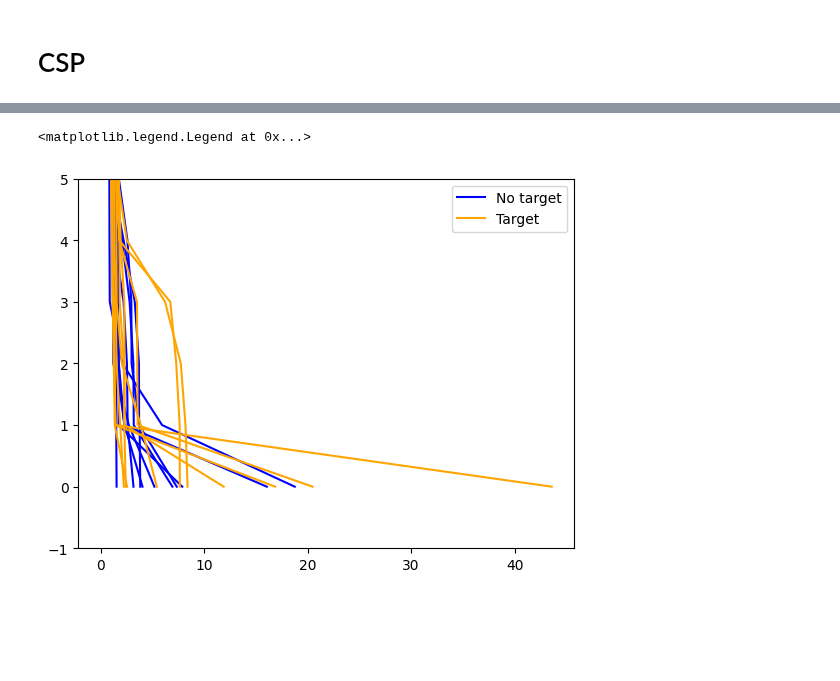
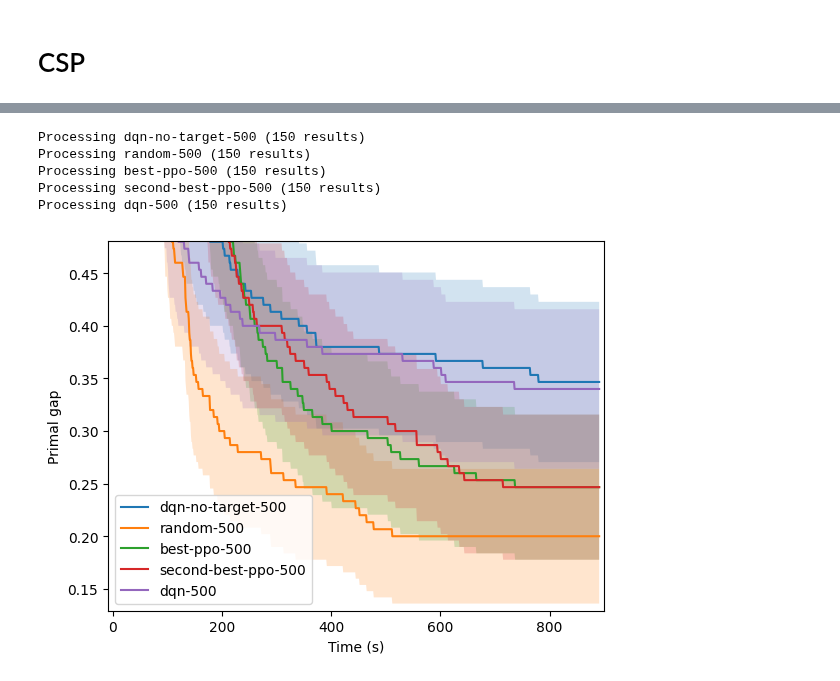
Before and after one commit to oscar-lib/LearningForOptimizing, a Jupyter notebook: plots.ipynb, the cells around one changed output, grey strips where cells are left out. Cells and saved outputs as stored; diff of their text form; code cells hidden in the pictures; blank space fills up the shorter version.

Commit message:
Better plotting

```diff
--- a/plots.ipynb
+++ b/plots.ipynb
@@ -69,8 +76,6 @@ def plot_by_bandit(df: pl.DataFrame, tmax: float | None = None, metric: Literal[
 # CSP
 # %%
 import polars as pl
-
-
 
 df = pl.concat(
     [
@@ -85,10 +90,13 @@ df = pl.concat(
         # pl.read_csv("logs/random-scala/results.csv").with_columns(bandit=pl.lit("random-scala")),
         # pl.read_csv("logs/dqn-no-target-300/results.csv").with_columns(bandit=pl.lit("dqn-no-target-300")),
         pl.read_csv("logs/ppo-csp500/results.csv").with_columns(bandit=pl.lit("best-ppo-500")),
+        # pl.read_csv("logs/ppo-cspall/results.csv").with_columns(bandit=pl.lit("best-ppo-all")),
         pl.read_csv("logs/random-csp500/results.csv").with_columns(bandit=pl.lit("random-500")),
+        pl.read_csv("logs/ppo-second-best-csp500/results.csv").with_columns(bandit=pl.lit("second-best-ppo-500")),
+        pl.read_csv("logs/dqn-csp500/results.csv").with_columns(bandit=pl.lit("dqn-500")),
+        pl.read_csv("logs/dqn-no-target-csp500/results.csv").with_columns(bandit=pl.lit("dqn-no-target-500")),
     ],
-    how="align",
+    how="diagonal",
 )
-df = df.filter(pl.col("reward") == "r2")
 df.height
 # %% [output]
@@ -198,21 +103,0 @@ def get_logs(directory: str):
-# %%
-import matplotlib.pyplot as plt
-
-x = "t"  # "t"
-y = "loss"
-
-
-for i, df in enumerate(get_logs("logs/2025-10-02T16-08-07.772033/csp-carseq_100_8_20_62/")):
-    label = None
-    if i == 0:
-        label = "Better DQN"
-    plt.plot(df[x], df[y], label=label, color="blue")
-for i, df in enumerate(get_logs("logs/2025-10-03T09-00-02.784117/csp-carseq_100_8_20_62/")):
-    label = None
-    if i == 0:
-        label = "DQN"
-    plt.plot(df[x], df[y], label=label, color="orange")
-
-plt.legend()
-plt.xlabel(x.capitalize())
-plt.ylabel(y.capitalize())
@@ -222,25 +104,10 @@ Text(0, 0.5, 'Loss')
-# %%
-import polars as pl
-
-INSTANCE = "carseq_100_8_20_62"
-df = pl.read_csv("logs/2025-10-02T16-08-07.772033/results.csv").filter(pl.col("instance").str.contains(INSTANCE))
-results_no_target = [CSPResult.parse(row) for row in df.iter_rows(named=True)]
-df = pl.read_csv("logs/2025-10-03T09-00-02.784117/results.csv").filter(pl.col("instance").str.contains(INSTANCE))
-results_target = [CSPResult.parse(row) for row in df.iter_rows(named=True)]
-# %%
-import matplotlib.pyplot as plt
-
-label = "No target"
-for r in results_no_target:
-    plt.plot(r.oot.timestamps, r.oot.objectives, color="blue", label=label)
-    label = None
-
-label = "Target"
-for r in results_target:
-    plt.plot(r.oot.timestamps, r.oot.objectives, color="orange", label=label)
-    label = None
-plt.ylim(-1, 5)
-plt.legend()
-# %% [output]
-<matplotlib.legend.Legend at 0x...>
-[figure, removed]
+# %%
+plot_by_bandit(df, metric="primal gap", x_axis="time")
+plt.show()
+# %% [output]
+Processing dqn-no-target-500 (150 results)
+Processing random-500 (150 results)
+Processing best-ppo-500 (150 results)
+Processing second-best-ppo-500 (150 results)
+Processing dqn-500 (150 results)
+[figure, added]
```
Also changed, not shown: parts of 13 cells of this notebook, 9 other files.
